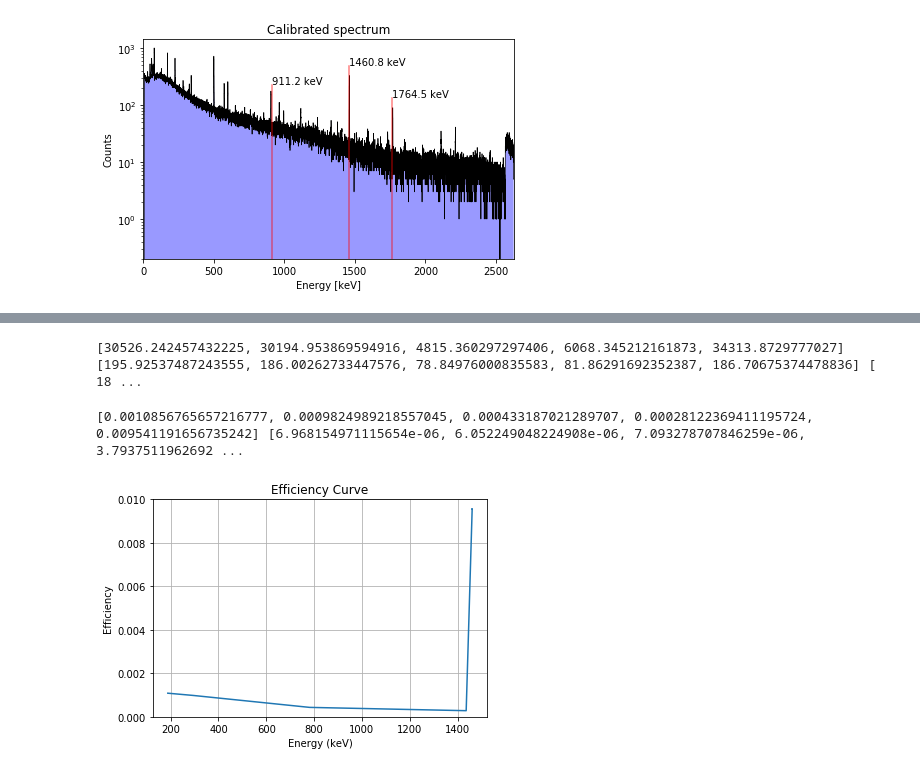
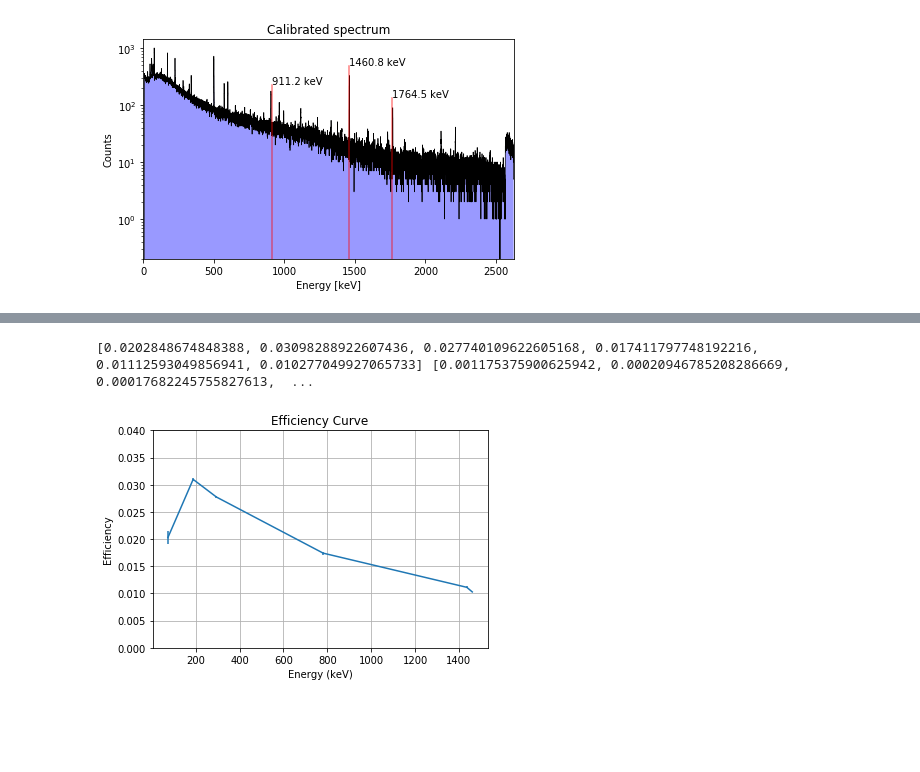
Before and after one commit to bearing/radwatch-analysis, a Jupyter notebook: eff_test_ruiqi1.ipynb, the cells around one changed output, grey strips where cells are left out. Cells and saved outputs as stored; diff of their text form; code cells hidden in the pictures; blank space fills up the shorter version.

```diff
--- a/eff_test_ruiqi1.ipynb
+++ b/eff_test_ruiqi1.ipynb
@@ -184,23 +184,30 @@ fit channels: [2827.5 4560.5 5518.5]
 [figure]
 # %%
 #Find Lu-176, La-138, K-40
-source_isotopes = np.array(['Lu_176_1','Lu_176_2',
-                            'La_138_1']); #get counts under the peak subtrack the background
-source_energies1 = np.array([186,294,
-                           782]);
-source_activities1 = np.array([454.09,454.09,
-                             454.09]);#Bq/L
-branching_ratio1 = np.array([0.86,0.94,
-                           0.34]);
+source_isotopes = np.array(['Lu_176_1','Lu_176_2','Lu_176_3'
+                            'La_138_1','La_138_2',
+                           'K-40']); #get counts under the peak subtrack the background
+source_energies = np.array([75,186,294,
+                           782,1435.795,
+                           1460]);
+source_activities = np.array([16.162,16.162,16.162,
+                             11.418,11.418,
+                              426.5175]);#Bq/L
+branching_ratio = np.array([0.11,0.86,0.94,
+                           0.34,0.66,
+                           0.11]);
 # %%
-roi = ROI.ROI(spectrum, background, source_energies1, sub_type = 0)
+roi = ROI.ROI(spectrum, background, source_energies, sub_type = 0)
+delta_e = 8
+window = np.array([[-2, -1], [-0.5, 0.5], [1, 2]])
+roi.set_sideband(delta_e,window)
 roi.find_peak_energies()
-target_peaks1 = roi.target_peaks
-roi_result1,roi_uncer1 = roi.get_counts()
+target_peaks = roi.target_peaks
+roi_result,roi_uncer = roi.get_counts()
 #peakfit = PF.PF(spectrum,background,source_energies)
 #pf_result = peakfit.get_counts()
-print(target_peaks1)
-print('ROI result:',roi_result1)
-print('uncertainties:',roi_uncer1)
+print(target_peaks)
+print('ROI result:',roi_result)
+print('uncertainties:',roi_uncer)
 #print('Lu_176 PF result:',pf_result)
 # %% [output]
@@ -245,26 +226,16 @@ plot_peak_region(spectrum,source_energies2)
-# %%
-roi_result = roi_result1 + roi_result2
-roi_uncer = roi_uncer1 + roi_uncer2
-target_peaks = np.append(target_peaks1, target_peaks2)
-source_activities = np.append(source_activities1,source_activities2)
-branching_ratio = np.append(branching_ratio1,branching_ratio2)
-source_energies = np.append(source_energies1,source_energies2)
-print(roi_result,roi_uncer,target_peaks, source_activities, branching_ratio)
-# %% [output]
-[30526.242457432225, 30194.953869594916, 4815.360297297406, 6068.345212161873, 34313.8729777027] [195.92537487243555, 186.00262733447576, 78.84976000835583, 81.86291692352387, 186.70675374478836] [ 18 ...
 # %%
 eff,eff_uncer = efficiency(roi_result,source_activities,branching_ratio,roi_uncer)
 print(eff,eff_uncer)
 # %% [output]
-[0.0010856765657216777, 0.0009824989218557045, 0.000433187021289707, 0.00028122369411195724, 0.009541191656735242] [6.968154971115654e-06, 6.052249048224908e-06, 7.093278707846259e-06, 3.7937511962692 ...
+[0.0202848674848388, 0.03098288922607436, 0.027740109622605168, 0.017411797748192216, 0.01112593049856941, 0.010277049927065733] [0.001175375900625942, 0.00020946785208286669, 0.00017682245755827613,  ...
 # %%
 
 plt.title('Efficiency Curve')
 plt.xlabel('Energy (keV)')
 plt.ylabel('Efficiency')
 plt.errorbar(source_energies, eff, yerr=eff_uncer, fmt='')
 plt.grid()
-plt.ylim(0, 0.01)
+plt.ylim(0, 0.04)
 plt.show()
 # %% [output]
-[figure, old version]
+[figure, new version]
```
Also changed, not shown: parts of 4 cells of this notebook.
